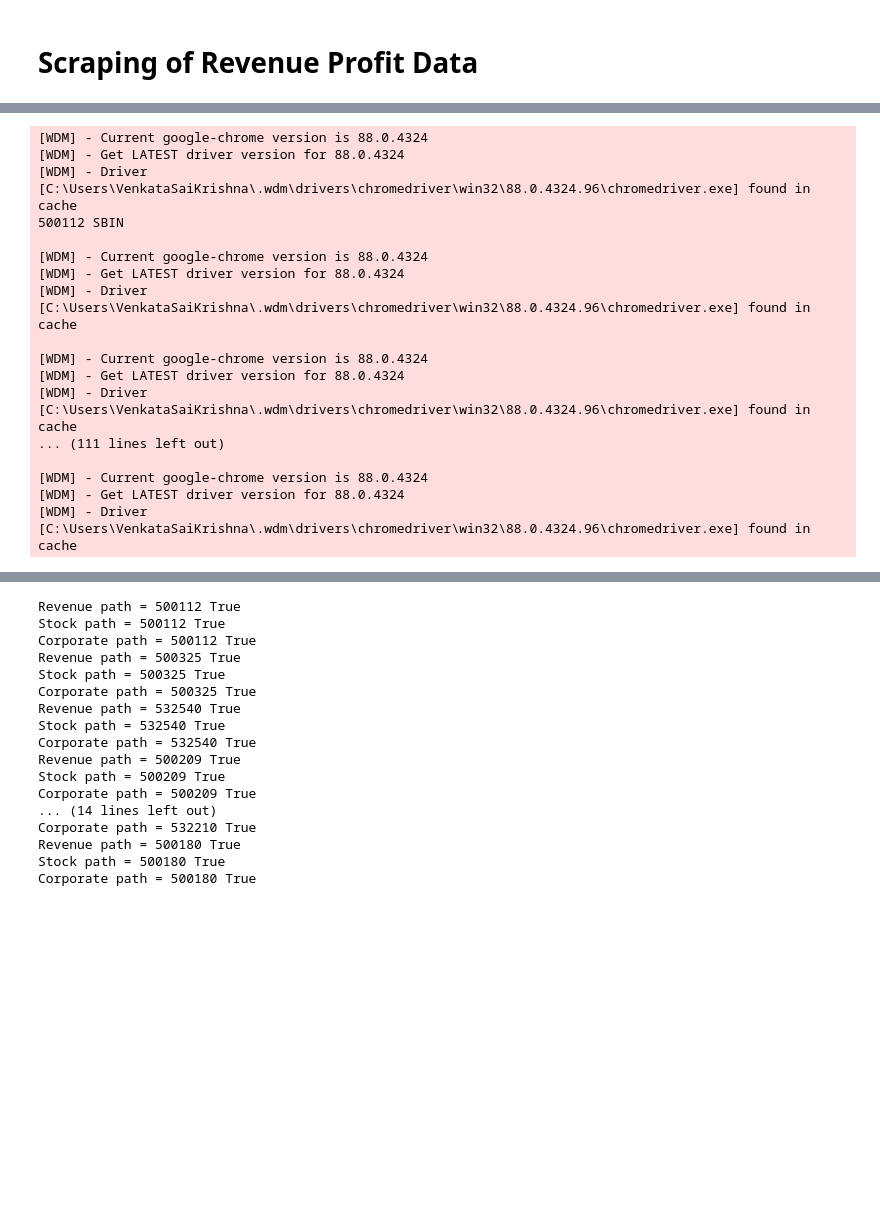
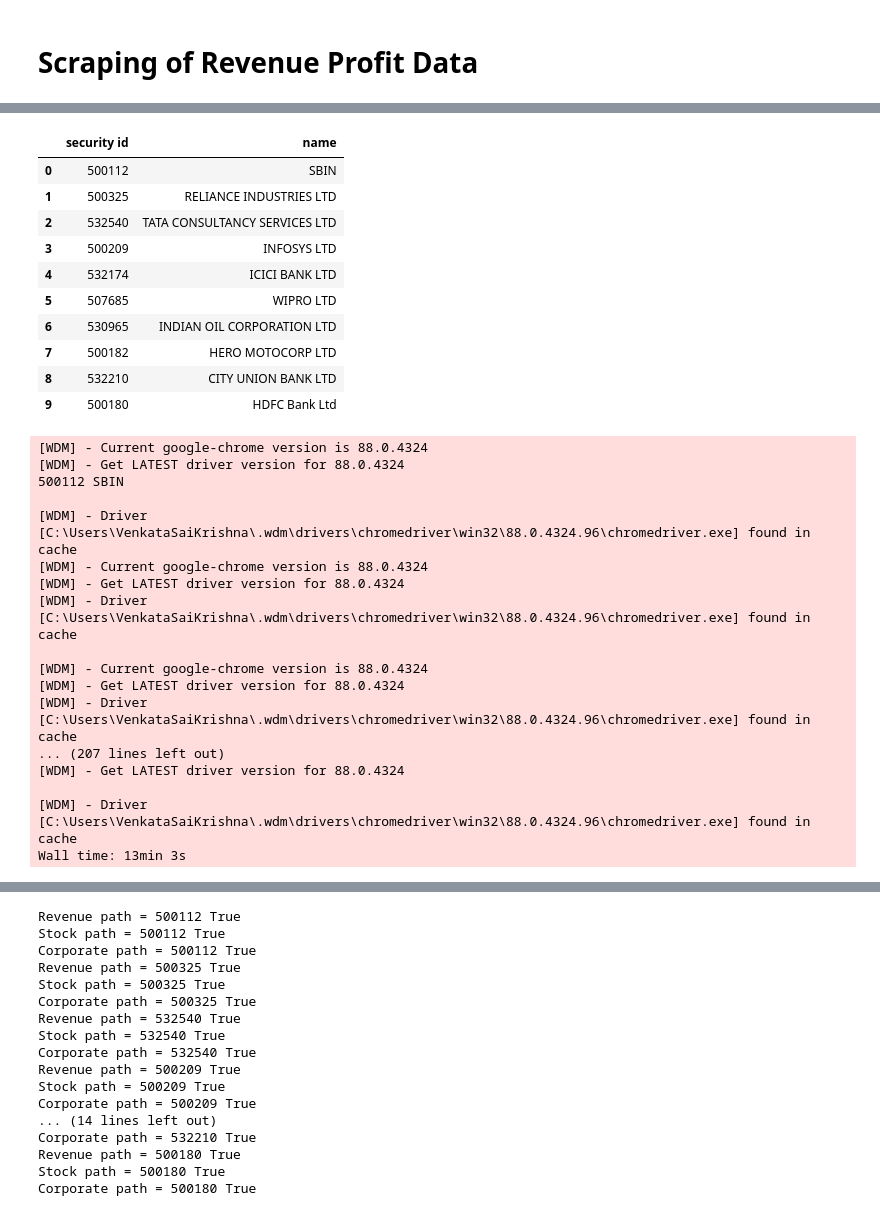
Before and after one commit to Uvacoder/aaa-stock-analysis-data-collect, a Jupyter notebook: Scrape.ipynb, the cells around one changed output, grey strips where cells are left out. Drawn from its saved outputs; the diff is of its cells as text; code cells hidden in the pictures; blank space fills up the shorter version.

```diff
--- a/Scrape.ipynb
+++ b/Scrape.ipynb
@@ -490,3 +505,17 @@ start = time.time()
+# %%
+top
+# %% [output]
+|  | security id | name |
+| 0 | 500112 | SBIN |
+| 1 | 500325 | RELIANCE INDUSTRIES LTD |
+| 2 | 532540 | TATA CONSULTANCY SERVICES LTD |
+| 3 | 500209 | INFOSYS LTD |
+| 4 | 532174 | ICICI BANK LTD |
+| 5 | 507685 | WIPRO LTD |
+| 6 | 530965 | INDIAN OIL CORPORATION LTD |
+| 7 | 500182 | HERO MOTOCORP LTD |
+| 8 | 532210 | CITY UNION BANK LTD |
+| 9 | 500180 | HDFC Bank Ltd |
 # %%
 %%time
 for _,row in top.iterrows():
@@ -498,13 +527,13 @@ for _,row in top.iterrows():
         download_revenue_profit(security_id,name)
         download_corporate_actions(security_id)
     except Exception as e:
-        print(e)
+        traceback.print_exc()
 # %% [output]
 [WDM] - Current google-chrome version is 88.0.4324
 [WDM] - Get LATEST driver version for 88.0.4324
-[WDM] - Driver [C:\Users\VenkataSaiKrishna\.wdm\drivers\chromedriver\win32\88.0.4324.96\chromedriver.exe] found in cache
 500112 SBIN
 
+[WDM] - Driver [C:\Users\VenkataSaiKrishna\.wdm\drivers\chromedriver\win32\88.0.4324.96\chromedriver.exe] found in cache
 [WDM] - Current google-chrome version is 88.0.4324
 [WDM] - Get LATEST driver version for 88.0.4324
 [WDM] - Driver [C:\Users\VenkataSaiKrishna\.wdm\drivers\chromedriver\win32\88.0.4324.96\chromedriver.exe] found in cache
@@ -512,8 +541,8 @@ for _,row in top.iterrows():
 [WDM] - Current google-chrome version is 88.0.4324
 [WDM] - Get LATEST driver version for 88.0.4324
 [WDM] - Driver [C:\Users\VenkataSaiKrishna\.wdm\drivers\chromedriver\win32\88.0.4324.96\chromedriver.exe] found in cache
-... (111 lines left out)
+... (207 lines left out)
+[WDM] - Get LATEST driver version for 88.0.4324
 
-[WDM] - Current google-chrome version is 88.0.4324
-[WDM] - Get LATEST driver version for 88.0.4324
 [WDM] - Driver [C:\Users\VenkataSaiKrishna\.wdm\drivers\chromedriver\win32\88.0.4324.96\chromedriver.exe] found in cache
+Wall time: 13min 3s
```
Also changed, not shown: parts of 18 cells of this notebook.
